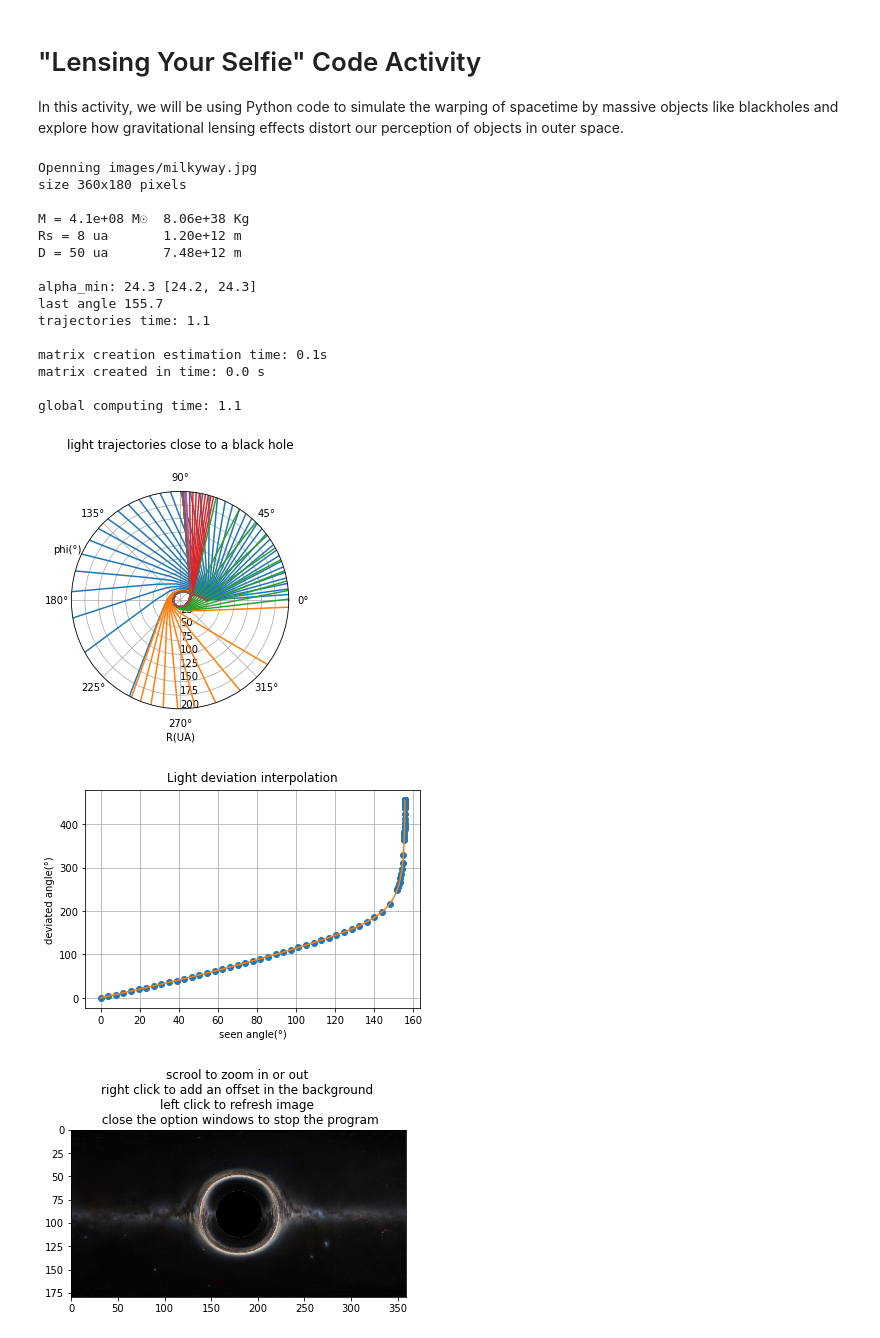
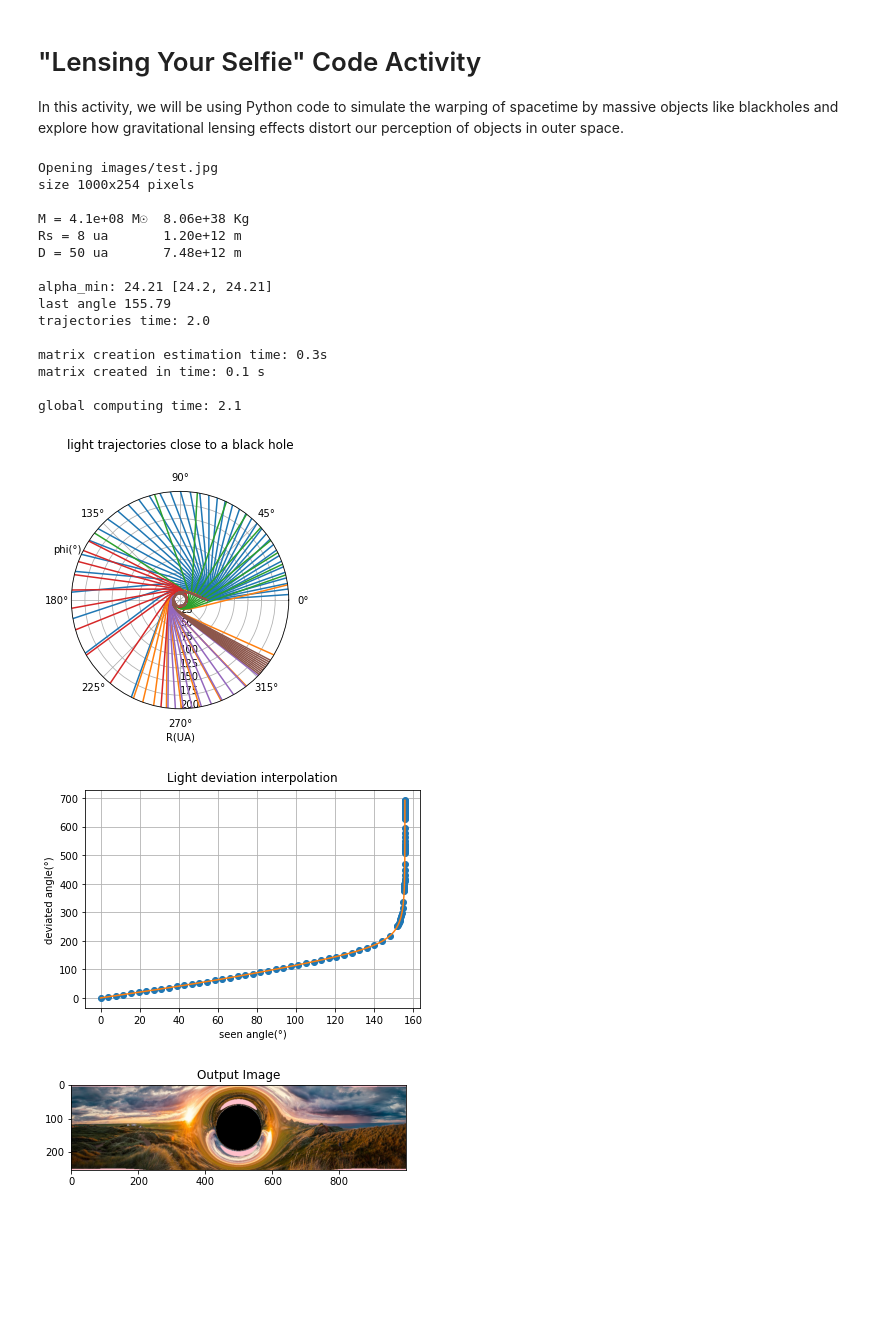
Before and after one commit to heidiawhite/bh_lens_sim, a Jupyter notebook: bh_lensing_selfie_activity.ipynb, the cells around one changed output. Saved outputs shown, nothing was run; the diff lists cells and outputs as text; code cells hidden in the pictures; blank space fills up the shorter version.

```diff
--- a/bh_lensing_selfie_activity.ipynb
+++ b/bh_lensing_selfie_activity.ipynb
@@ -17,25 +17,25 @@ from scipy.constants import au  # sun-earth distance m = 149597870691 m
 import bh_math
 # %%
 blackhole = bh_math.BlackHole()
-#img_name = os.path.join('images', 'test.jpg')
-#blackhole.open(img_name, size=1000)
+img_name = os.path.join('images', 'test.jpg')
+blackhole.open(img_name, size=1000)
 blackhole.compute(Rs=8, D=50)
 # %% [output]
-Openning images/milkyway.jpg
-size 360x180 pixels
+Opening images/test.jpg
+size 1000x254 pixels
 
 M = 4.1e+08 M☉  8.06e+38 Kg
 Rs = 8 ua       1.20e+12 m
 D = 50 ua       7.48e+12 m
 
-alpha_min: 24.3 [24.2, 24.3]
-last angle 155.7
-trajectories time: 1.1
+alpha_min: 24.21 [24.2, 24.21]
+last angle 155.79
+trajectories time: 2.0
 
-matrix creation estimation time: 0.1s
-matrix created in time: 0.0 s
+matrix creation estimation time: 0.3s
+matrix created in time: 0.1 s
 
-global computing time: 1.1
+global computing time: 2.1
-[figure, old version]
+[figure, new version]
-[figure, old version]
+[figure, new version]
-[figure, old version]
+[figure, new version]
```
Also changed, not shown: 2 other files.
